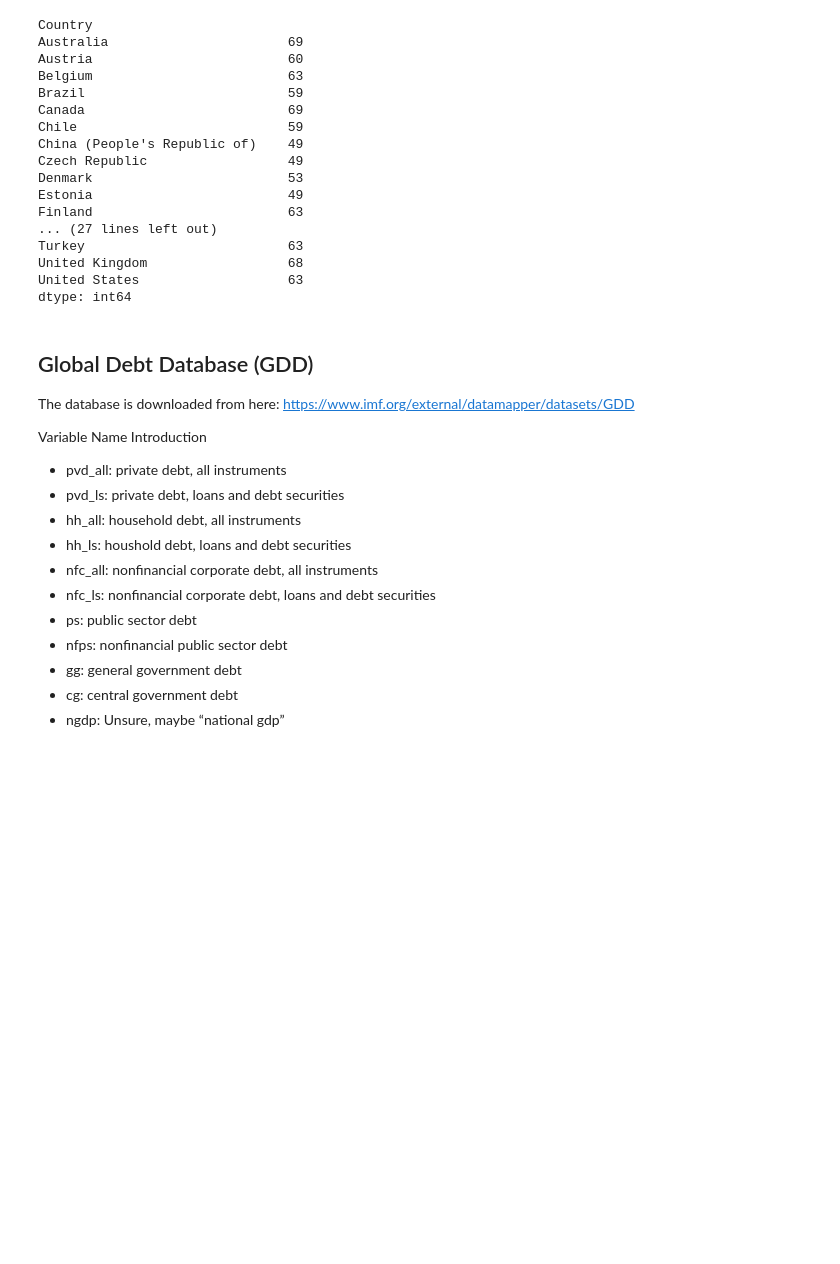
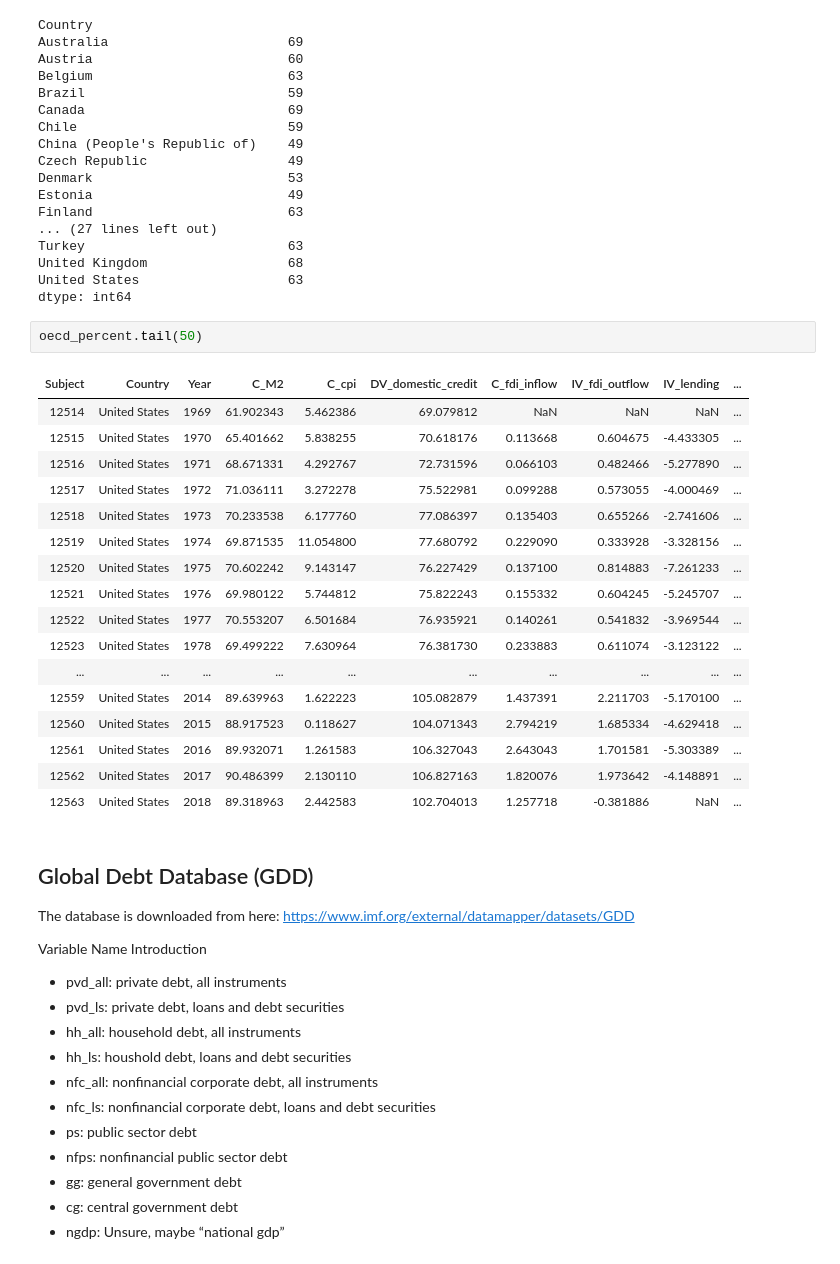
Before and after one commit to YueminLi/Financialization-, a Jupyter notebook: OECD.ipynb, the cells around one changed output. Saved outputs shown, nothing was run; the diff lists cells and outputs as text; blank space fills up the shorter version.

```diff
--- a/OECD.ipynb
+++ b/OECD.ipynb
@@ -307,6 +311,26 @@ Turkey                          63
 United Kingdom                  68
 United States                   63
 dtype: int64
+# %%
+oecd_percent.tail(50)
+# %% [output]
+| Subject | Country | Year | C_M2 | C_cpi | DV_domestic_credit | C_fdi_inflow | IV_fdi_outflow | IV_lending | ... |
+| 12514 | United States | 1969 | 61.902343 | 5.462386 | 69.079812 | NaN | NaN | NaN | ... |
+| 12515 | United States | 1970 | 65.401662 | 5.838255 | 70.618176 | 0.113668 | 0.604675 | -4.433305 | ... |
+| 12516 | United States | 1971 | 68.671331 | 4.292767 | 72.731596 | 0.066103 | 0.482466 | -5.277890 | ... |
+| 12517 | United States | 1972 | 71.036111 | 3.272278 | 75.522981 | 0.099288 | 0.573055 | -4.000469 | ... |
+| 12518 | United States | 1973 | 70.233538 | 6.177760 | 77.086397 | 0.135403 | 0.655266 | -2.741606 | ... |
+| 12519 | United States | 1974 | 69.871535 | 11.054800 | 77.680792 | 0.229090 | 0.333928 | -3.328156 | ... |
+| 12520 | United States | 1975 | 70.602242 | 9.143147 | 76.227429 | 0.137100 | 0.814883 | -7.261233 | ... |
+| 12521 | United States | 1976 | 69.980122 | 5.744812 | 75.822243 | 0.155332 | 0.604245 | -5.245707 | ... |
+| 12522 | United States | 1977 | 70.553207 | 6.501684 | 76.935921 | 0.140261 | 0.541832 | -3.969544 | ... |
+| 12523 | United States | 1978 | 69.499222 | 7.630964 | 76.381730 | 0.233883 | 0.611074 | -3.123122 | ... |
+| ... | ... | ... | ... | ... | ... | ... | ... | ... | ... |
+| 12559 | United States | 2014 | 89.639963 | 1.622223 | 105.082879 | 1.437391 | 2.211703 | -5.170100 | ... |
+| 12560 | United States | 2015 | 88.917523 | 0.118627 | 104.071343 | 2.794219 | 1.685334 | -4.629418 | ... |
+| 12561 | United States | 2016 | 89.932071 | 1.261583 | 106.327043 | 2.643043 | 1.701581 | -5.303389 | ... |
+| 12562 | United States | 2017 | 90.486399 | 2.130110 | 106.827163 | 1.820076 | 1.973642 | -4.148891 | ... |
+| 12563 | United States | 2018 | 89.318963 | 2.442583 | 102.704013 | 1.257718 | -0.381886 | NaN | ... |
 # %% [markdown]
 ## Global Debt Database (GDD)
 The database is downloaded from here: https://www.imf.org/external/datamapper/datasets/GDD
```
Also changed, not shown: parts of 13 cells of this notebook.
